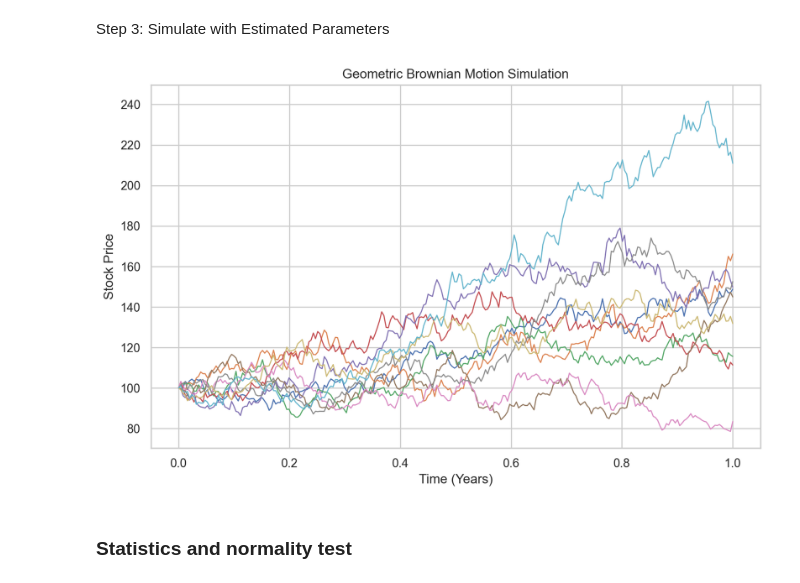
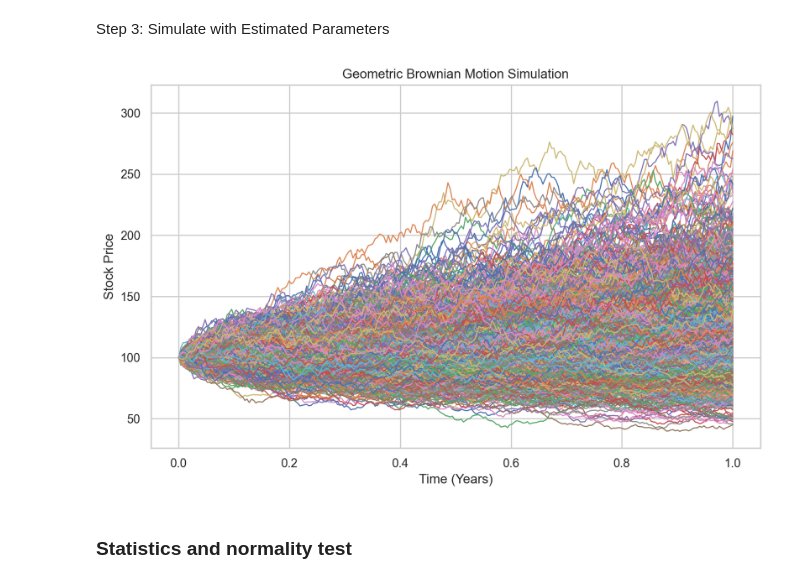
Before and after one commit to AnaQuant/QuantFinance, a Jupyter notebook: StochasticProcesses/GBM_simulation_tutorial.ipynb, the cells around one changed output. Saved outputs shown, nothing was run; the diff lists cells and outputs as text; code cells hidden in the pictures.

```diff
--- a/StochasticProcesses/GBM_simulation_tutorial.ipynb
+++ b/StochasticProcesses/GBM_simulation_tutorial.ipynb
@@ -87,34 +87,34 @@ Step 3: Simulate with Estimated Parameters
 # %%
 # Parameters
 S0 = 100         # Initial stock price
 mu = 0.201        # Drift
 sigma = 0.32     # Volatility
 T = 1.0          # Time horizon (1 year)
 dt = 1/252       # Daily steps
 N = int(T / dt)  # Number of steps
-M = 10           # Number of paths
+M = 1000           # Number of paths
 
 # Simulate GBM paths
 np.random.seed(42)
 t = np.linspace(0, T, N)
 S = np.zeros((M, N))
 S[:, 0] = S0
 
 for i in range(1, N):
     Z = np.random.standard_normal(M)
     S[:, i] = S[:, i-1] * np.exp((mu - 0.5 * sigma**2) * dt + sigma * np.sqrt(dt) * Z)
 
 # Plotting
 plt.figure(figsize=(10, 6))
 for i in range(M):
     plt.plot(t, S[i], lw=1)
 plt.title("Geometric Brownian Motion Simulation")
 plt.xlabel("Time (Years)")
 plt.ylabel("Stock Price")
 plt.grid(True)
 plt.show()
 # %% [output]
-[figure, old version]
+[figure, new version]
 # %% [markdown]
 ### Statistics and normality test
 # %%
```
Also changed, not shown: 2 other files.
